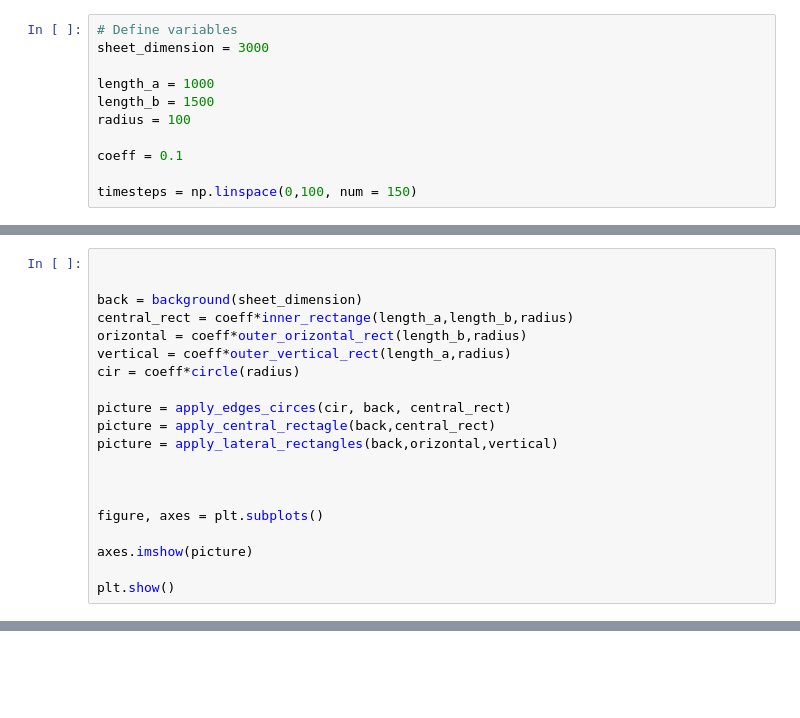
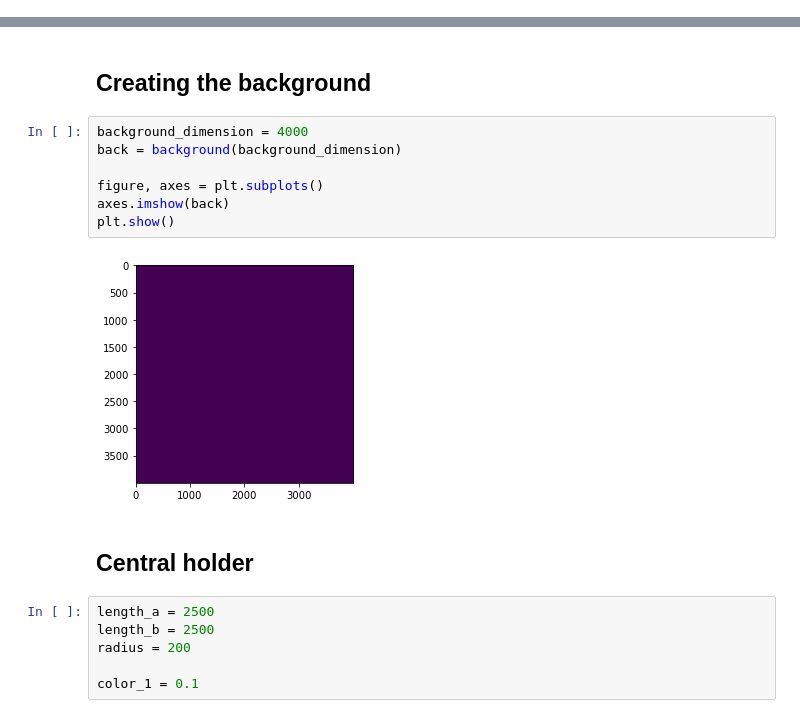
Before and after one commit to fgnyilmaz/Casimir-programming, a Jupyter notebook: Project_Pier.ipynb, the cells around one changed output, grey strips where cells are left out. Saved outputs shown, nothing was run; the diff lists cells and outputs as text; blank space fills up the shorter version.

```diff
--- a/Project_Pier.ipynb
+++ b/Project_Pier.ipynb
@@ -18,11 +12,0 @@ from sympy import rad
-# %%
-# Define variables
-sheet_dimension = 3000
-
-length_a = 1000
-length_b = 1500
-radius = 100
-
-coeff = 0.1
-
-timesteps = np.linspace(0,100, num = 150)
@@ -121,20 +12,0 @@ def apply_edges_circes(circle, background, rectangle):
-# %%
-
-
-back = background(sheet_dimension)
-central_rect = coeff*inner_rectange(length_a,length_b,radius)
-orizontal = coeff*outer_orizontal_rect(length_b,radius)
-vertical = coeff*outer_vertical_rect(length_a,radius)
-cir = coeff*circle(radius)
-
-picture = apply_edges_circes(cir, back, central_rect)
-picture = apply_central_rectagle(back,central_rect)
-picture = apply_lateral_rectangles(back,orizontal,vertical)
-
-
-
-figure, axes = plt.subplots()
-
-axes.imshow(picture)
-
-plt.show()
@@ -142,0 +107,19 @@ plt.show()
+# %% [markdown]
+## Creating the background
+# %%
+background_dimension = 4000
+back = background(background_dimension)
+
+figure, axes = plt.subplots()
+axes.imshow(back)
+plt.show()
+# %% [output]
+[figure, added]
+# %% [markdown]
+## Central holder
+# %%
+length_a = 2500
+length_b = 2500
+radius = 200
+
+color_1 = 0.1
```
Also changed, not shown: parts of 18 cells of this notebook, 1 other file.
